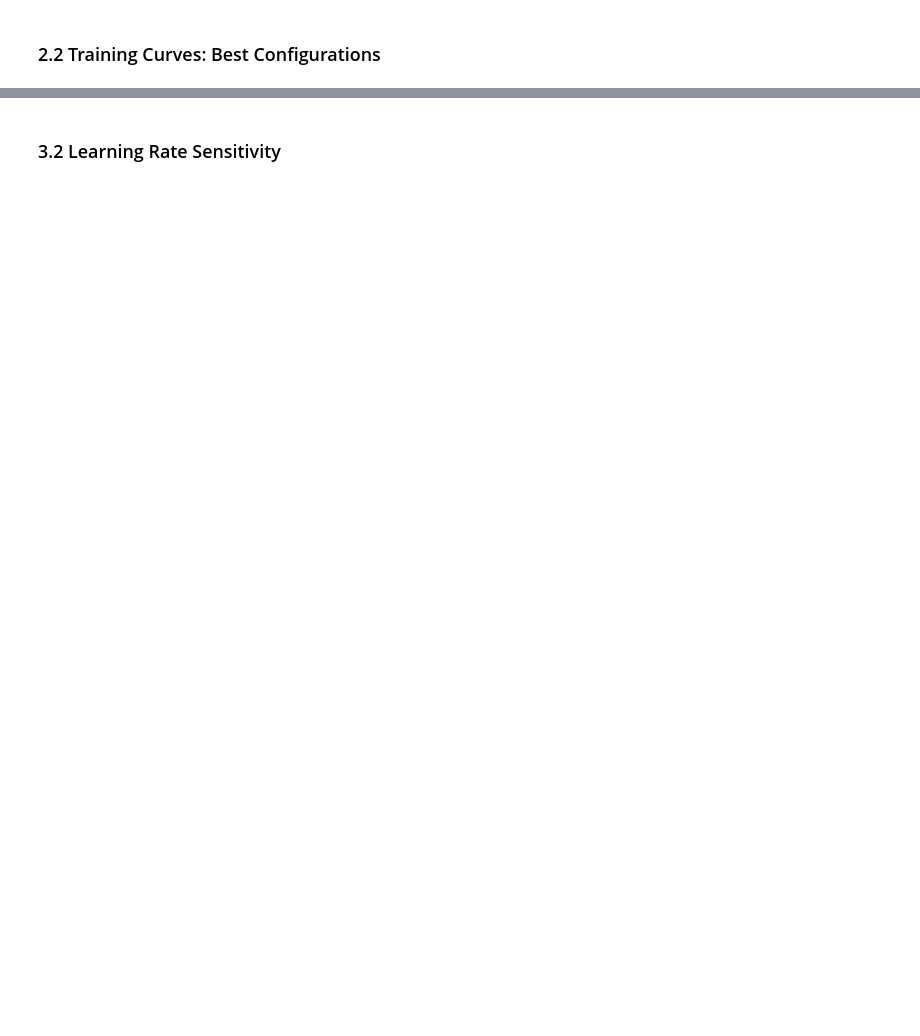
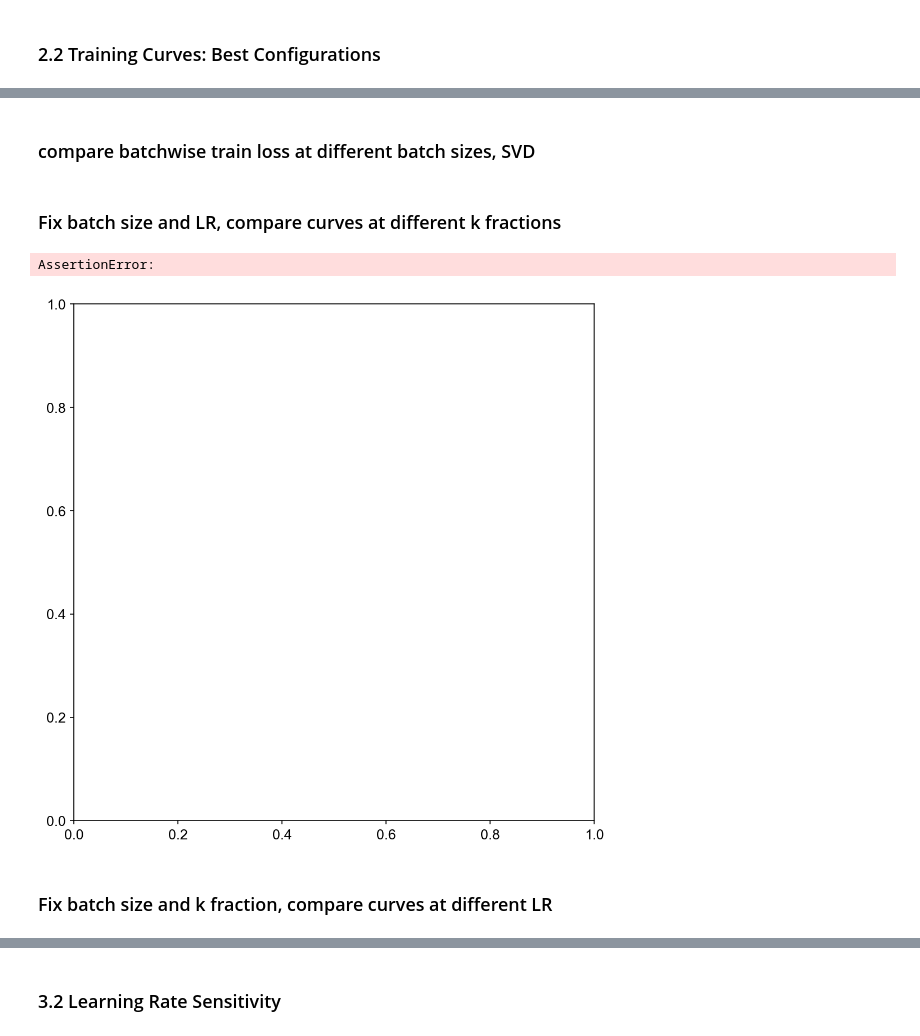
Before and after one commit to sambt/sven-experiments, a Jupyter notebook: claude_experiments/polynomial_paper_plots.ipynb, the cells around one changed output, grey strips where cells are left out. Saved outputs shown, nothing was run; the diff lists cells and outputs as text; code cells hidden in the pictures; blank space fills up the shorter version.

```diff
--- a/claude_experiments/polynomial_paper_plots.ipynb
+++ b/claude_experiments/polynomial_paper_plots.ipynb
@@ -316,0 +596,2 @@ plt.show()
+# %% [markdown]
+### compare batchwise train loss at different batch sizes, SVD
@@ -316,0 +660,37 @@ plt.show()
+# %% [markdown]
+### Fix batch size and LR, compare curves at different k fractions
+# %%
+batch_sizes = sorted(df_svd['batch_size'].unique().tolist())
+lrs = sorted(df_svd['lr'].unique().tolist())
+k_fracs = sorted(df_svd['k_fraction'].unique().tolist())
+for BS in batch_sizes:
+    for LR in lrs:
+        df_svd_sel = df_svd[(df_svd['batch_size'] == BS) & (df_svd['lr'] == LR)]
+        fig, ax = plt.subplots(figsize=(8, 8))
+        legend_entries = []
+
+        for i,comparison_kfrac in enumerate(k_fracs):
+            # Filter data
+            svd_kf = df_svd_sel[df_svd_sel['k_fraction'] == comparison_kfrac]
+            assert len(svd_kf) == 1
+            svd_kf = svd_kf.iloc[0]
+            ax.plot(svd_kf['losses']['train_batch'], f'C{i}-', lw=2, label=f"k/bs = {comparison_kfrac} ({int(comparison_kfrac*BS)})")
+
+        ax.set_xlabel('Batch')
+        ax.set_ylabel('Training Loss')
+        ax.set_title(f'bs = {BS}, lr = {LR}')
+        ax.set_yscale('log')
+        ax.set_ylim(1e-4,10)
+        ax.set_xlim(0,250)
+
+        ax.legend(loc='upper right')
+
+        plt.tight_layout()
+        plt.savefig(PLOT_DIR / f'svd_train_loss_byBatch_kfScan_bs{BS}_lr{LR}.pdf')
+        #plt.savefig(PLOT_DIR / f'svd_train_loss_byBatch_kfScan_bs{BS}_lr{LR}.png')
+        plt.close()
+# %% [output]
+AssertionError:
+[figure, added]
+# %% [markdown]
+### Fix batch size and k fraction, compare curves at different LR
```
Also changed, not shown: parts of 65 cells of this notebook, 5 other files.
